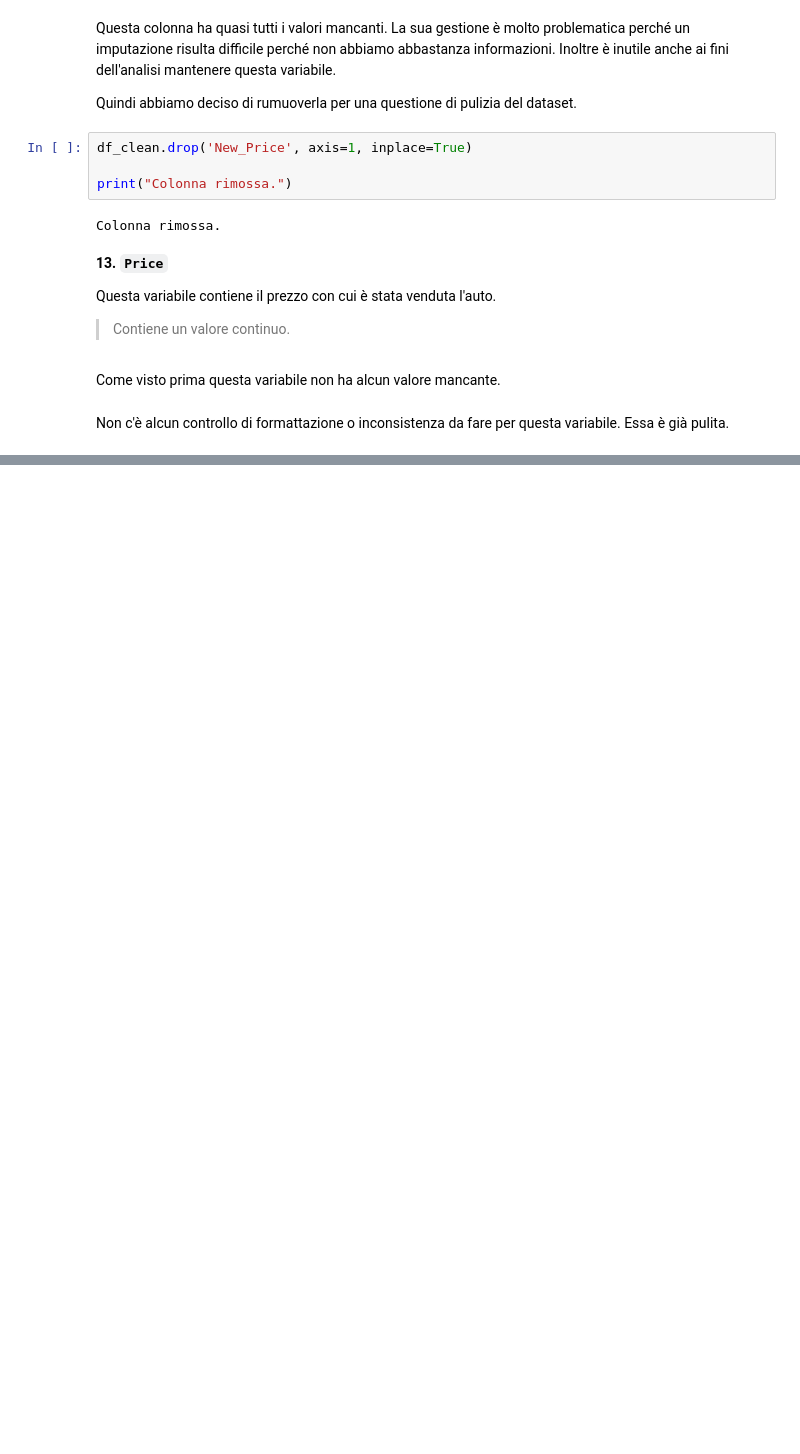
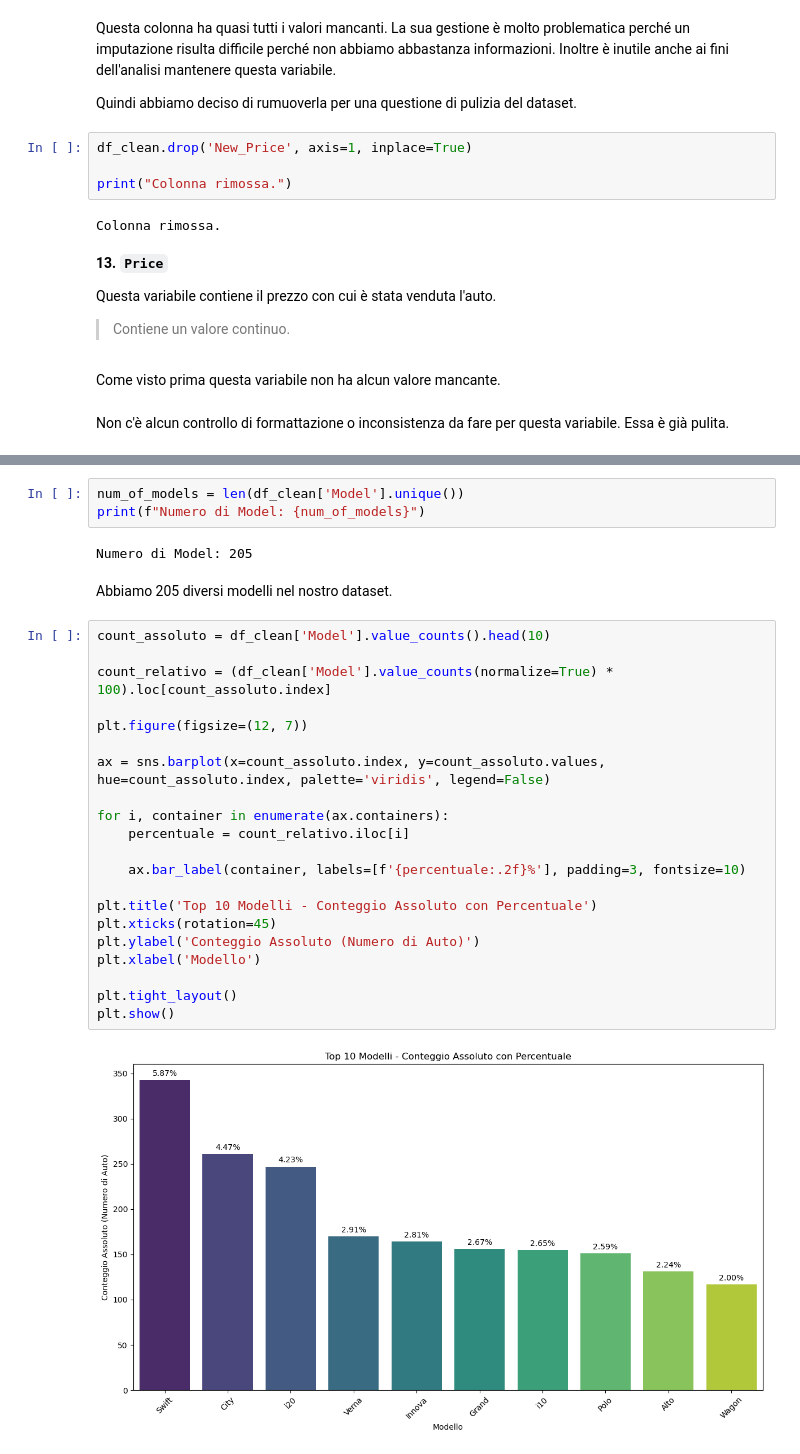
Before and after one commit to fragreco04/progetto-fad-2526, a Jupyter notebook: notebooks/completed/parte-1.ipynb, the cells around one changed output, grey strips where cells are left out. Drawn from its saved outputs; the diff is of its cells as text; blank space fills up the shorter version.

```diff
--- a/notebooks/completed/parte-1.ipynb
+++ b/notebooks/completed/parte-1.ipynb
@@ -795,0 +922,30 @@ Non c'è alcun controllo di formattazione o inconsistenza da fare per questa var
+# %%
+num_of_models = len(df_clean['Model'].unique())
+print(f"Numero di Model: {num_of_models}")
+# %% [output]
+Numero di Model: 205
+# %% [markdown]
+Abbiamo 205 diversi modelli nel nostro dataset.
+# %%
+count_assoluto = df_clean['Model'].value_counts().head(10)
+
+count_relativo = (df_clean['Model'].value_counts(normalize=True) * 100).loc[count_assoluto.index]
+
+plt.figure(figsize=(12, 7))
+
+ax = sns.barplot(x=count_assoluto.index, y=count_assoluto.values, hue=count_assoluto.index, palette='viridis', legend=False)
+
+for i, container in enumerate(ax.containers):
+    percentuale = count_relativo.iloc[i]
+
+    ax.bar_label(container, labels=[f'{percentuale:.2f}%'], padding=3, fontsize=10)
+
+plt.title('Top 10 Modelli - Conteggio Assoluto con Percentuale')
+plt.xticks(rotation=45)
+plt.ylabel('Conteggio Assoluto (Numero di Auto)')
+plt.xlabel('Modello')
+
+plt.tight_layout()
+plt.show()
+# %% [output]
+[figure, added]
```
Also changed, not shown: parts of 35 cells of this notebook, 2 other files.
